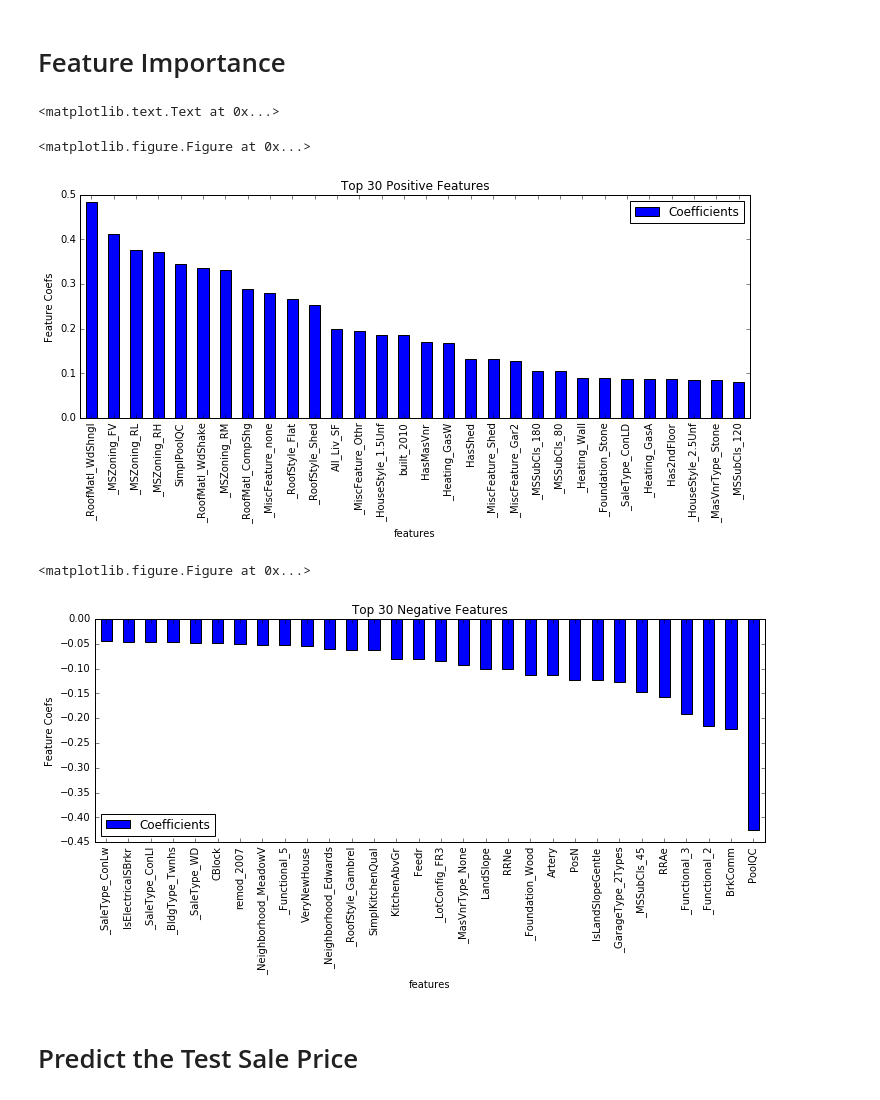
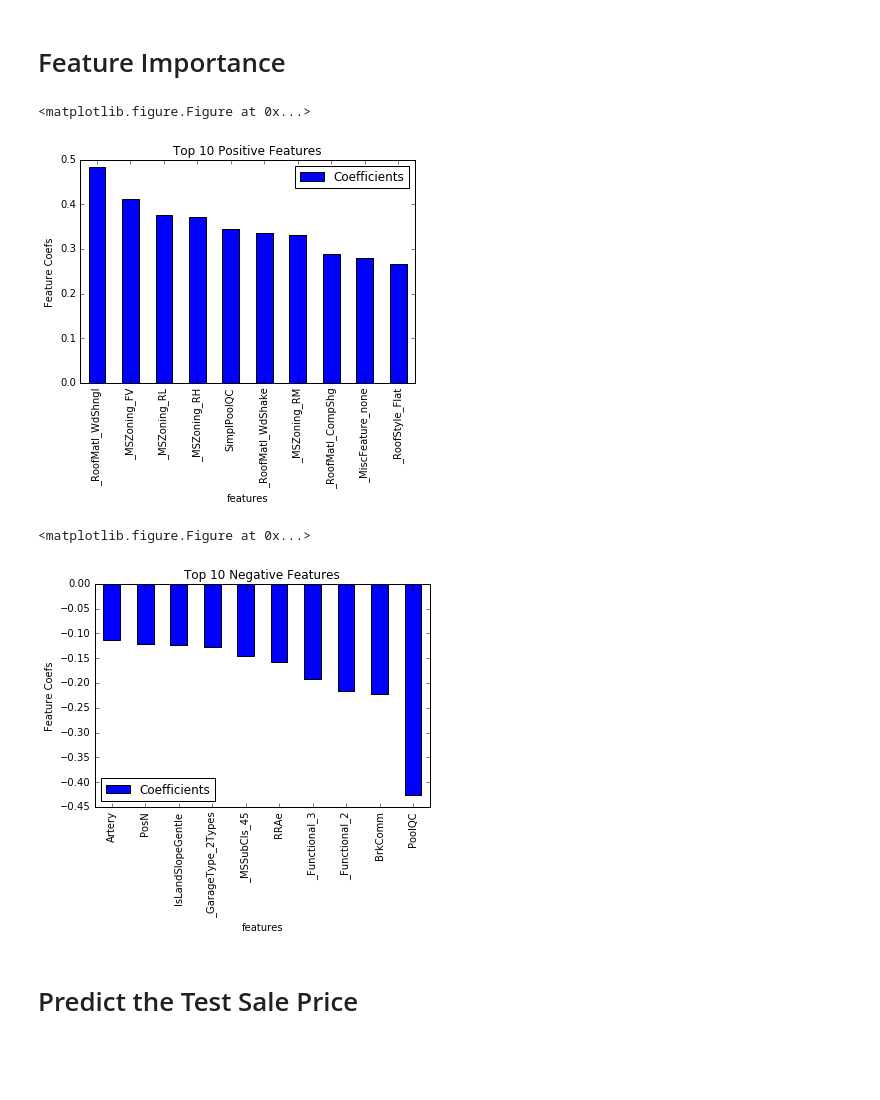
Before and after one commit to bigdata-i523/hid306, a Jupyter notebook: project/code/2.3_algorithm_ridge.ipynb, the cells around one changed output. Saved outputs shown, nothing was run; the diff lists cells and outputs as text; code cells hidden in the pictures; blank space fills up the shorter version.

```diff
--- a/project/code/2.3_algorithm_ridge.ipynb
+++ b/project/code/2.3_algorithm_ridge.ipynb
@@ -52,18 +52,24 @@ Ridge(alpha=0.00099, copy_X=True, fit_intercept=True, max_iter=None,
 # %%
 df = {'features': train.columns.values, 'Coefficients': _ridge_algo.coef_[0]}
 coefficients = pd.DataFrame(df).sort_values(by='Coefficients', ascending=False)
-plt.figure()
-coefficients.iloc[0:30].plot(x=['features'], kind='bar', title='Top 30 Positive Features')
+plt.figure(figsize=(6,4))
+coefficients.iloc[0:10].plot(x=['features'], kind='bar', title='Top 10 Positive Features',figsize=(6,4))
 plt.ylabel('Feature Coefs')
-plt.figure()
-coefficients.iloc[-30:].plot(x=['features'], kind='bar', title='Top 30 Negative Features')
+
+plot = plt.gcf()
+plot.savefig("../images/ridge_feature_ranking_pos.pdf", bbox_inches='tight')
+
+plt.figure(figsize=(6,4))
+coefficients.iloc[-10:].plot(x=['features'], kind='bar', title='Top 10 Negative Features',figsize=(6,4))
 plt.ylabel('Feature Coefs')
+
+plot = plt.gcf()
+plot.savefig("../images/ridge_feature_ranking_neg.pdf", bbox_inches='tight')
 # %% [output]
-<matplotlib.text.Text at 0x...>
+<matplotlib.figure.Figure at 0x...>
+[figure, new version]
 <matplotlib.figure.Figure at 0x...>
-[figure, old version]
-<matplotlib.figure.Figure at 0x...>
-[figure, old version]
+[figure, new version]
 # %% [markdown]
 # Predict the Test Sale Price
 # %%
```
Also changed, not shown: parts of 3 cells of this notebook, 3 other files.
